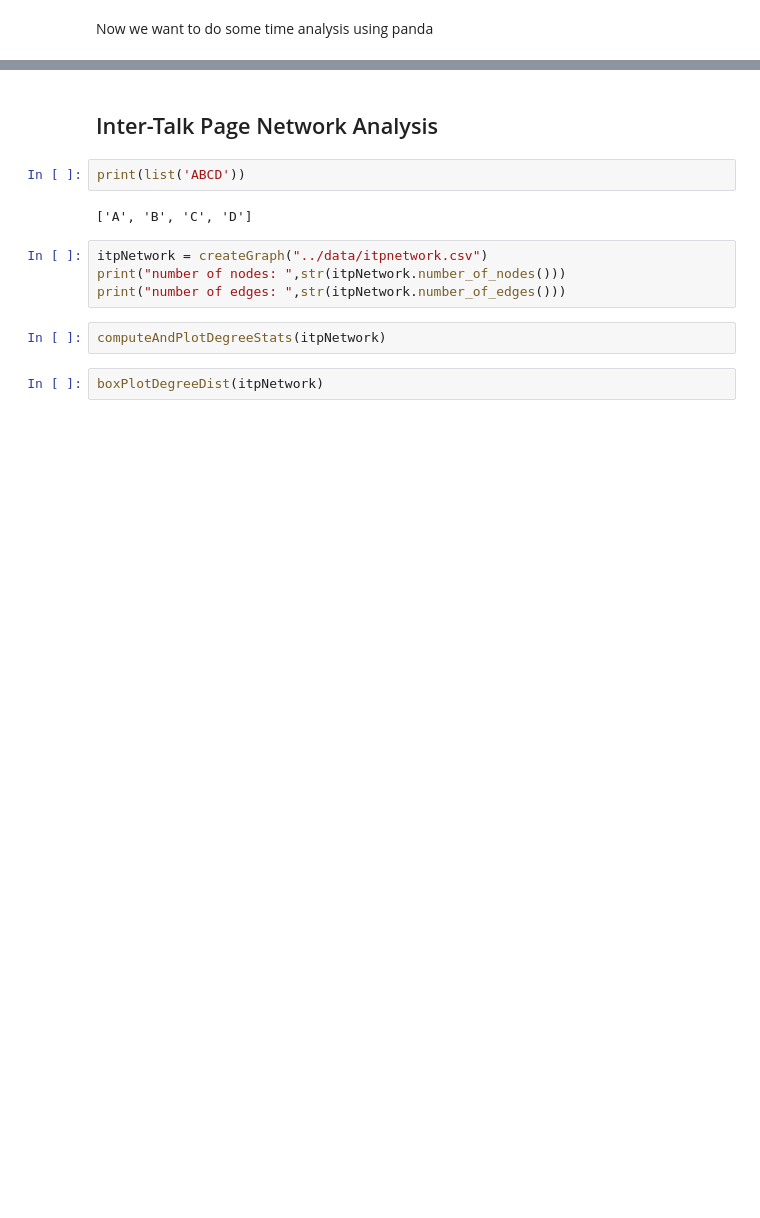
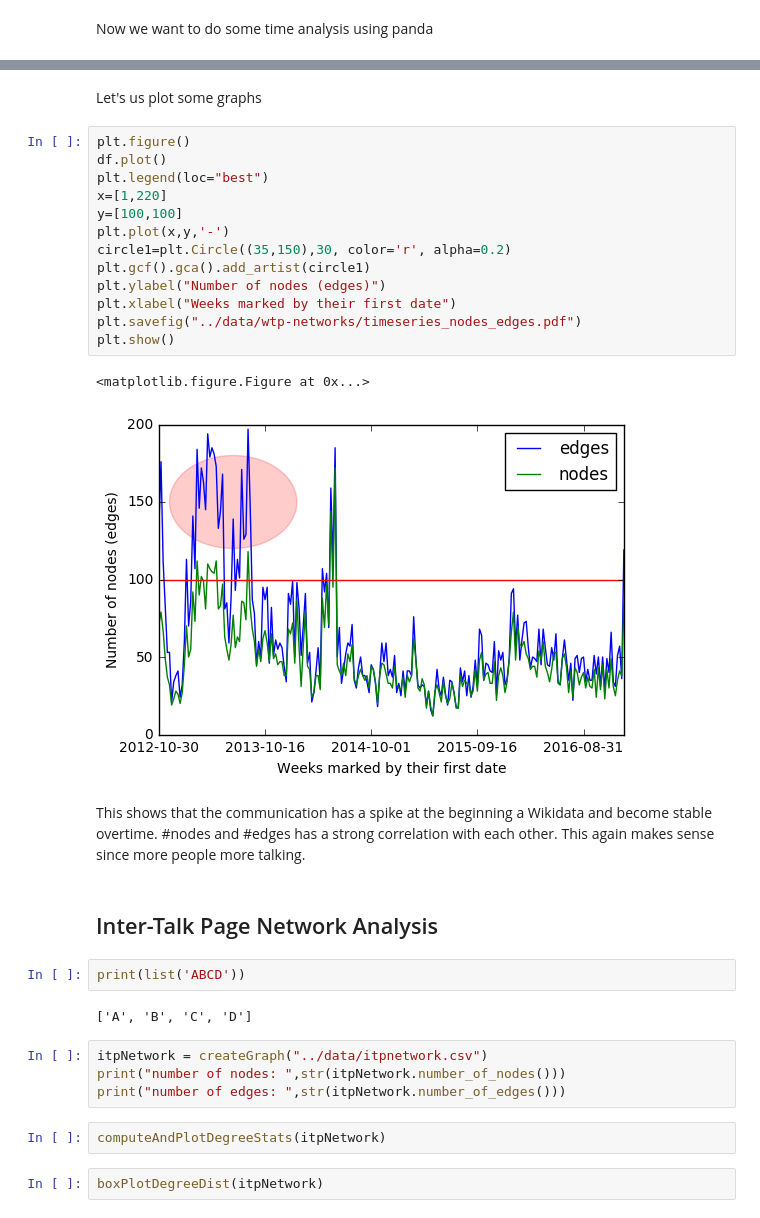
Before and after one commit to totucuong/wikidata, a Jupyter notebook: python/wikidatanetworkanalysis.ipynb, the cells around one changed output, grey strips where cells are left out. Saved outputs shown, nothing was run; the diff lists cells and outputs as text; blank space fills up the shorter version.

```diff
--- a/python/wikidatanetworkanalysis.ipynb
+++ b/python/wikidatanetworkanalysis.ipynb
@@ -393,3 +419,23 @@ df
+# %% [markdown]
+Let's us plot some graphs
+# %%
+plt.figure()
+df.plot()
+plt.legend(loc="best")
+x=[1,220]
+y=[100,100]
+plt.plot(x,y,'-')
+circle1=plt.Circle((35,150),30, color='r', alpha=0.2)
+plt.gcf().gca().add_artist(circle1)
+plt.ylabel("Number of nodes (edges)")
+plt.xlabel("Weeks marked by their first date")
+plt.savefig("../data/wtp-networks/timeseries_nodes_edges.pdf")
+plt.show()
+# %% [output]
+<matplotlib.figure.Figure at 0x...>
+[figure, added]
+# %% [markdown]
+This shows that the communication has a spike at the beginning a Wikidata and become stable overtime. #nodes and #edges has a strong correlation with each other. This again makes sense since more people more talking.
 # %% [markdown]
 ## Inter-Talk Page Network Analysis
 # %%
```
Also changed, not shown: parts of 3 cells of this notebook.
